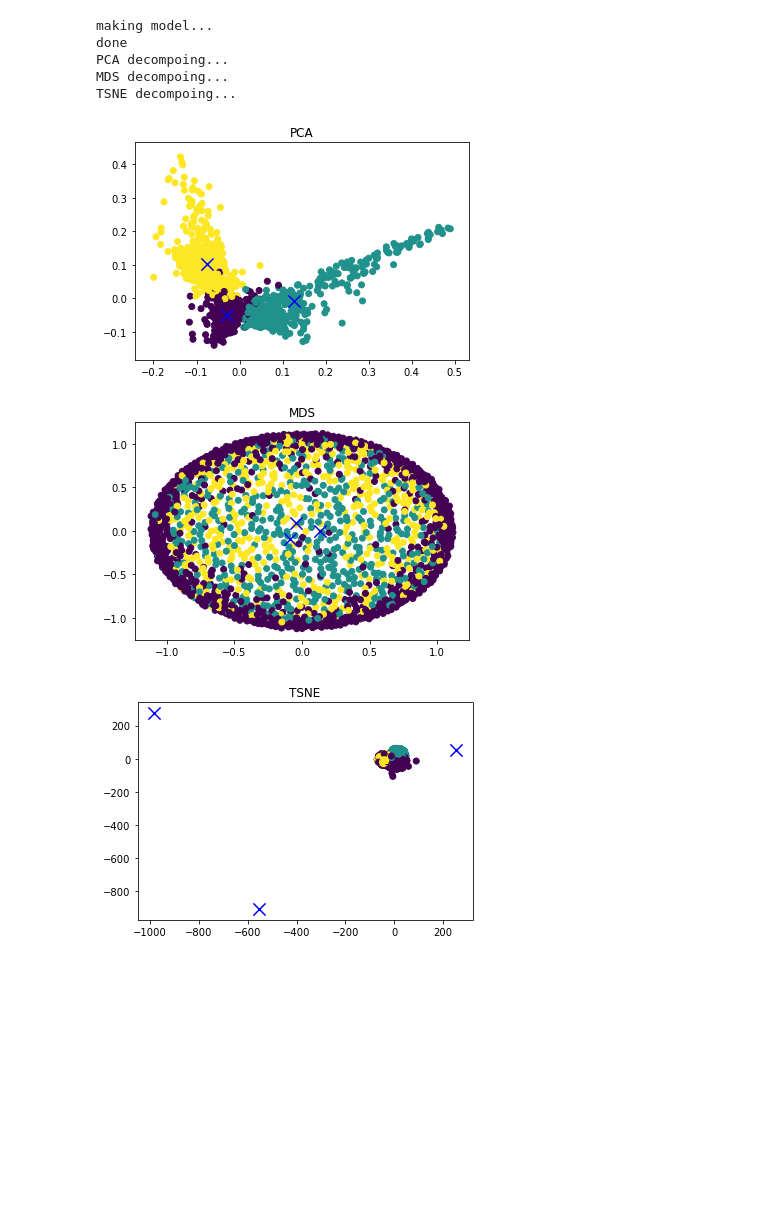
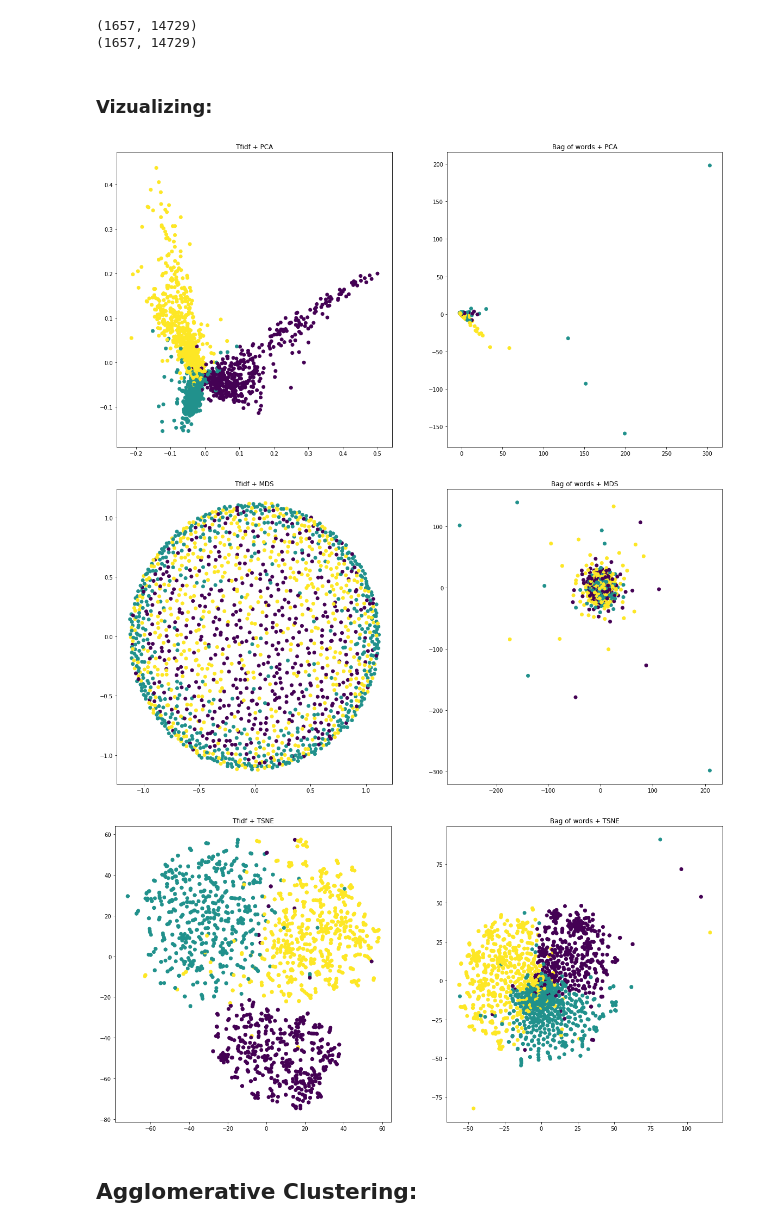
Before and after one commit to VanilaBear/TextClustering, a Jupyter notebook: text_clustering_notebook.ipynb, the cells around one changed output. Cells and saved outputs as stored; diff of their text form; code cells hidden in the pictures; blank space fills up the shorter version.

```diff
--- a/text_clustering_notebook.ipynb
+++ b/text_clustering_notebook.ipynb
@@ -72,31 +34,35 @@ show_dbscan(tfidf)
-# %%
-def show_kmeans(X):
-    print('making model...')
-    kmeans = KMeans(n_clusters=3).fit(X)
-    print('done')
-    def decomp(figure, reduced_features, reduced_cluster_centers, X):
-        plt.figure(figure)
-        plt.title(['PCA', 'MDS', 'TSNE'][figure])
-        plt.scatter(reduced_features[:,0], reduced_features[:,1], c=kmeans.predict(X))
-        plt.scatter(reduced_cluster_centers[:, 0], reduced_cluster_centers[:,1], marker='x', s=150, c='b')
-        pca.transform(kmeans.cluster_centers_)
-    print('PCA decompoing...')
-    pca = PCA(n_components=2, random_state=42)
-    decomp(0, pca.fit_transform(X.toarray()), pca.transform(kmeans.cluster_centers_), X)
-    print('MDS decompoing...')
-    mds = MDS(n_components=2, random_state=42)
-    decomp(1, mds.fit_transform(X.toarray()), mds.fit_transform(kmeans.cluster_centers_), X)
-    print('TSNE decompoing...')
-    tsne = TSNE(n_components=2, random_state=42)
-    decomp(2, tsne.fit_transform(X.toarray()), tsne.fit_transform(kmeans.cluster_centers_), X)
-
-show_kmeans(tfidf)
-# %% [output]
-making model...
-done
-PCA decompoing...
-MDS decompoing...
-TSNE decompoing...
-[figure, removed]
-[figure, removed]
-[figure, removed]
+# %%
+tfidf_vectorizer = TfidfVectorizer(preprocessor=preprocessing, stop_words="english", max_df=0.95, min_df=2)
+tfidf = tfidf_vectorizer.fit_transform(newsgroups_train.data, newsgroups_train.target)
+print(tfidf.shape)
+
+bag_of_words_vectorizer = CountVectorizer(preprocessor=preprocessing, stop_words="english", max_df=0.95, min_df=2,)
+bag_of_words = bag_of_words_vectorizer.fit_transform(newsgroups_train.data, newsgroups_train.target)
+print(bag_of_words.shape)
+# %% [output]
+(1657, 14729)
+(1657, 14729)
+# %% [markdown]
+### Vizualizing:
+# %%
+def show(figure, model, X, Y):
+    plt.figure(0, figsize=(20,10))
+    def calculate(X, n):
+        reduced_features = model.fit_transform(X.toarray())
+        plt.subplot(1, 2, n)
+        plt.title(['', 'Tfidf + ', 'Bag of words + '][n] + ['PCA', 'MDS', 'TSNE'][figure])
+        plt.scatter(reduced_features[:,0], reduced_features[:,1], c=newsgroups_train.target)
+    calculate(X, 1)
+    calculate(Y, 2)
+# %%
+show(0, PCA(n_components=2, random_state=42), tfidf, bag_of_words)
+# %% [output]
+[figure, added]
+# %%
+show(1, MDS(n_components=2, random_state=42), tfidf, bag_of_words)
+# %% [output]
+[figure, added]
+# %%
+show(2, TSNE(n_components=2, random_state=42), tfidf, bag_of_words)
+# %% [output]
+[figure, added]
@@ -102,0 +79,2 @@ TSNE decompoing...
+# %% [markdown]
+## Agglomerative Clustering:
```
Also changed, not shown: parts of 30 cells of this notebook.
